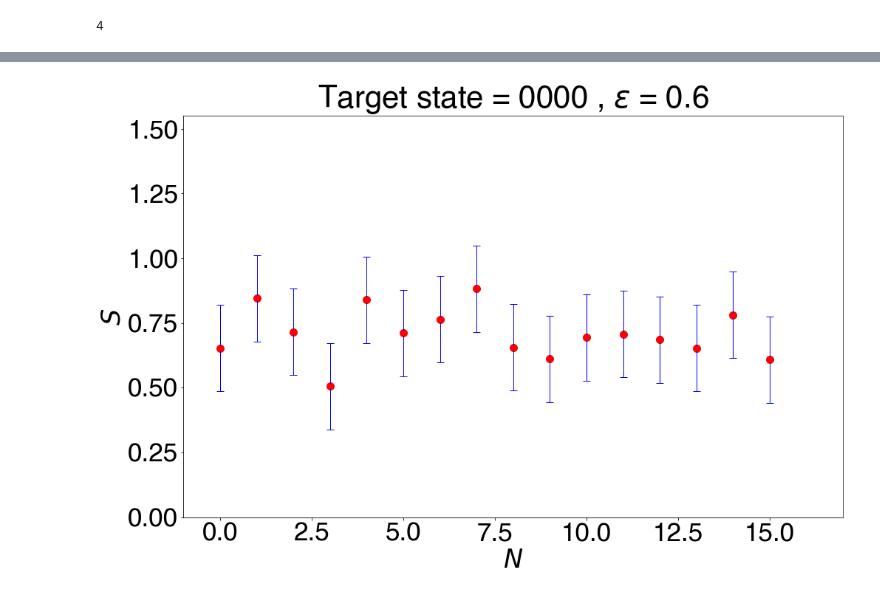
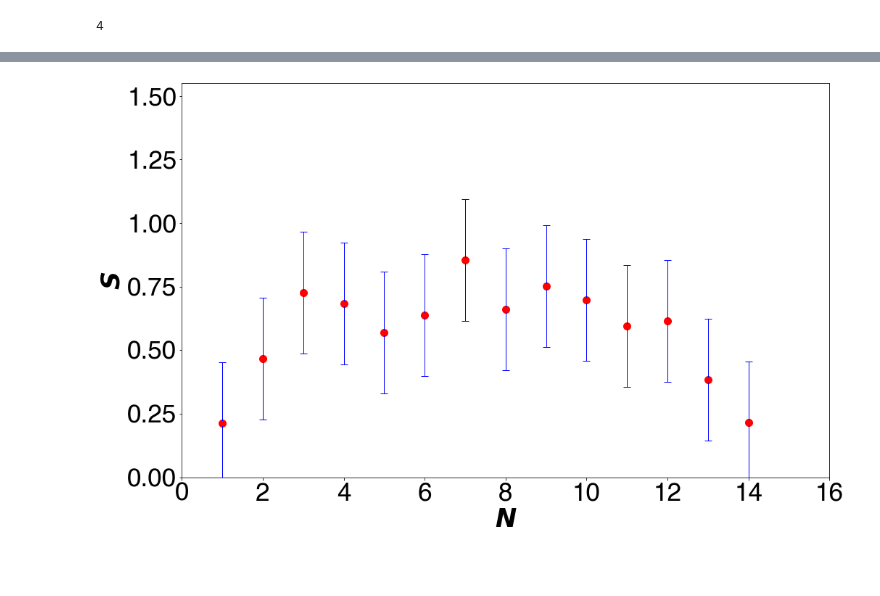
Before and after one commit to psasanka1729/nisq-grover, a Jupyter notebook: entropy vs N.ipynb, the cells around one changed output, grey strips where cells are left out. Drawn from its saved outputs; the diff is of its cells as text; code cells hidden in the pictures; blank space fills up the shorter version.

```diff
--- a/entropy vs N.ipynb
+++ b/entropy vs N.ipynb
@@ -824,7 +847,14 @@ Pm = np.matrix(np.reshape(P,(M, 2**N)))
 # %%
-threshold = 0.5
+threshold = 0.01
 
-def Bulk_Special_Merge(Matrix): # Matrix is Phi
+'''
+
+The following function returns True if bulk and special states have merged,
+otherwise returns False.
+
+'''
+
+def Bulk_Special_Merge(Matrix): # Matrix is Phi i.e. the list of SORTED eigenstates.
 
     for i in range(M): # for each phi
 
@@ -842,17 +872,14 @@ def Bulk_Special_Merge(Matrix): # Matrix is Phi
 
             return False # special states and bulk have not merged
 # %%
-while True:
 
-    if Bulk_Special_Merge(Pm) == False: # Have not merged
+if Bulk_Special_Merge(Pm) == False: # Have not merged
 
-        Sm_std = []
+    # We need to ignore the first and the last column (the two special states).
 
-        for i in range(1,2**N-1): # ignoring the two special states
-
-            Sm_std.append(np.std(Sm[:,i:i+1]))
+    Sm_bulk = Sm[:,1:2**N-1] # Sm_bulk has the bulk states.
 
 
-    else:
+else:
 
-        break # Merged so stop the program
+    pass # Merged so stop the program
@@ -866,4 +928,13 @@ matrix([[0.68185048],
 # %%
-sum_s = np.sum(Sm, axis = 0)
+sum_s = np.sum(Sm_bulk, axis = 0) # sums the columns and returns an array of length 2**N.
+
+'''
+
+To calculate the average entropy for an eigenvalue, we divide the sum of all entropies for different noise
+(the array above we just calculated)by total number of noise realizations (M).
+
+'''
+
 average_s = sum_s/M
-Sm_std = np.std(Sm)
+
+Sm_std = np.std(Sm_bulk) # calculates the standard deviation of entropy array.
@@ -879,34 +956,35 @@ time taken,  0.9153993527094523 minutes
 
 #plt.errorbar(x, y, yerr = np.std(y), fmt = 'o',color = 'red',
            # ecolor = 'blue', elinewidth = 3, capsize=10)
 
 font = {'family' : 'Helvetica',
         'weight' : 'bold',
         'size'   : 35}
 
 plt.rc('font', **font)
 
 
 
 
 
 
 f = plt.figure()
 f.set_figwidth(16)
 f.set_figheight(10)
-ind = [i for i in range(2**N)]
+ind = [i for i in range(1,2**N-1)]
+
 plt.scatter(ind, list(average_s), s = 100, c = 'r')
 
 #plt.errorbar(ind, list(average_s), yerr=ind, fmt="o")
 plt.errorbar(ind, average_s.tolist()[0], yerr= Sm_std, fmt="o", color="r",
              ecolor = 'blue', elinewidth = 1, capsize = 5)
-plt.title('Target state = ' +str(Target_state) + ' , $\epsilon$ = '+str(eps))
+#plt.title('Target state = ' +str(Target_state) + ' , $\epsilon$ = '+str(eps))
 plt.xlabel("$N$")
 plt.ylabel("$S$")
-plt.xlim(-1,17)
+plt.xlim(0,16)
 plt.ylim(0,1.55)
 plt.savefig('entropy_vs_N.pdf')
 plt.show()
 # Display graph
 # %% [output]
-[figure, old version]
+[figure, new version]
```
Also changed, not shown: parts of 14 cells of this notebook.
